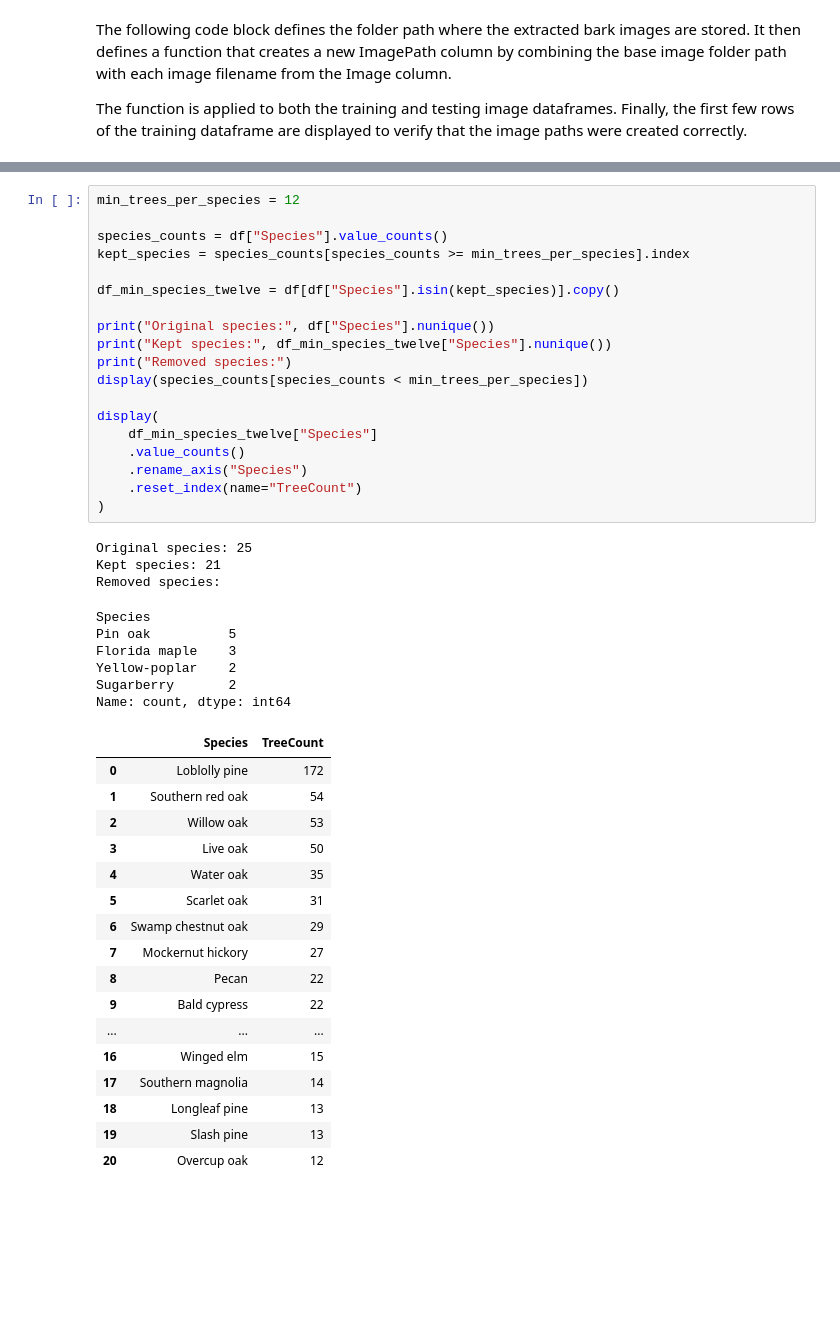
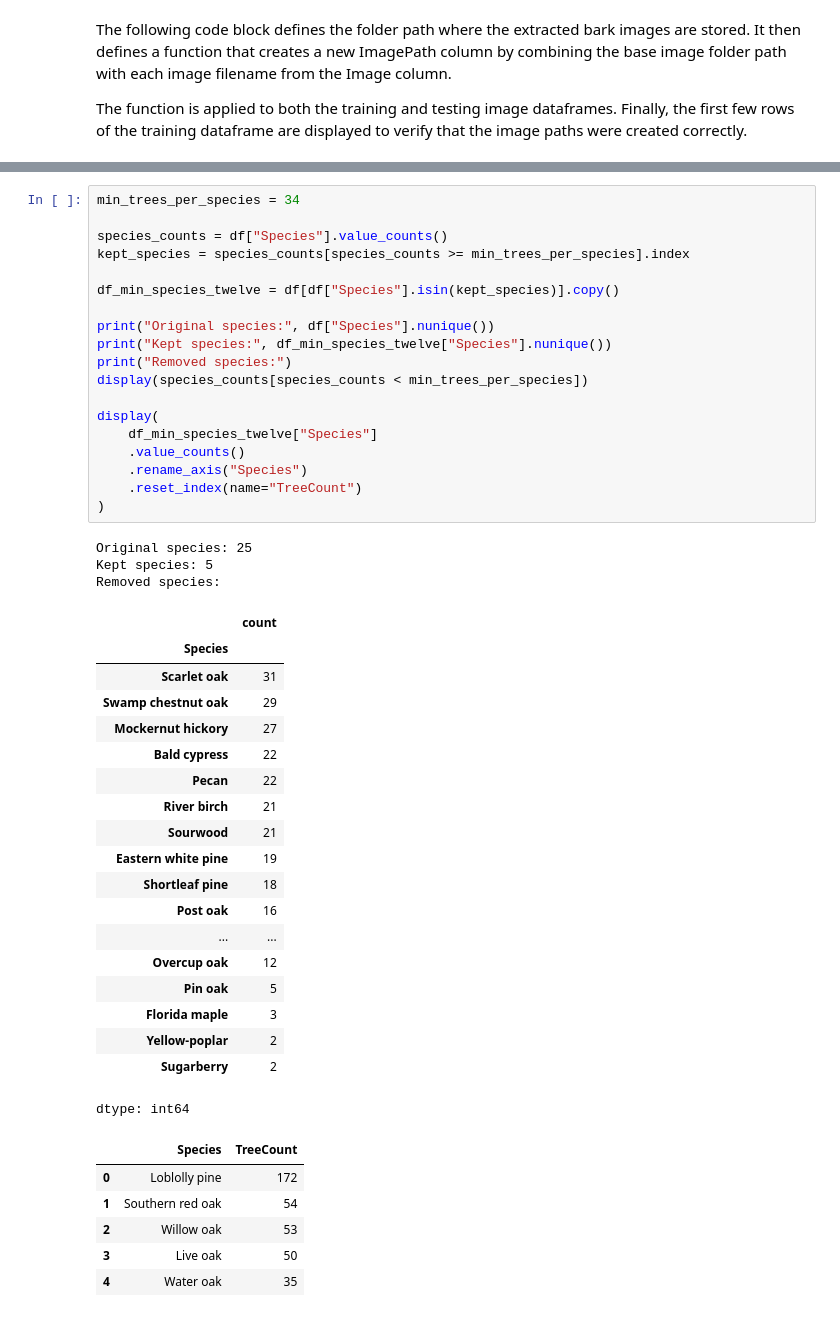
Before and after one commit to JRockMcDoggington/Bark_Imagery, a Jupyter notebook: bark_notebook.ipynb, the cells around one changed output, grey strips where cells are left out. Saved outputs shown, nothing was run; the diff lists cells and outputs as text; blank space fills up the shorter version.

```diff
--- a/bark_notebook.ipynb
+++ b/bark_notebook.ipynb
@@ -614,51 +643,53 @@ class TrainTestBarkModel():
         smoke_results_df = pd.DataFrame(results)
         display(smoke_results_df)
 # %%
-min_trees_per_species = 12
+min_trees_per_species = 34
 
 species_counts = df["Species"].value_counts()
 kept_species = species_counts[species_counts >= min_trees_per_species].index
 
 df_min_species_twelve = df[df["Species"].isin(kept_species)].copy()
 
 print("Original species:", df["Species"].nunique())
 print("Kept species:", df_min_species_twelve["Species"].nunique())
 print("Removed species:")
 display(species_counts[species_counts < min_trees_per_species])
 
 display(
     df_min_species_twelve["Species"]
     .value_counts()
     .rename_axis("Species")
     .reset_index(name="TreeCount")
 )
 # %% [output]
 Original species: 25
-Kept species: 21
+Kept species: 5
 Removed species:
+|  | count |
+| Species |  |
+| Scarlet oak | 31 |
+| Swamp chestnut oak | 29 |
+| Mockernut hickory | 27 |
+| Bald cypress | 22 |
+| Pecan | 22 |
+| River birch | 21 |
+| Sourwood | 21 |
+| Eastern white pine | 19 |
+| Shortleaf pine | 18 |
+| Post oak | 16 |
+| ... | ... |
+| Overcup oak | 12 |
+| Pin oak | 5 |
+| Florida maple | 3 |
+| Yellow-poplar | 2 |
+| Sugarberry | 2 |
-Species
-Pin oak          5
-Florida maple    3
-Yellow-poplar    2
-Sugarberry       2
-Name: count, dtype: int64
+dtype: int64
-|  | Species | TreeCount |
-| 0 | Loblolly pine | 172 |
-| 1 | Southern red oak | 54 |
-| 2 | Willow oak | 53 |
-| 3 | Live oak | 50 |
-| 4 | Water oak | 35 |
-| 5 | Scarlet oak | 31 |
-| 6 | Swamp chestnut oak | 29 |
-| 7 | Mockernut hickory | 27 |
-| 8 | Pecan | 22 |
-| 9 | Bald cypress | 22 |
-| ... | ... | ... |
-| 16 | Winged elm | 15 |
-| 17 | Southern magnolia | 14 |
-| 18 | Longleaf pine | 13 |
-| 19 | Slash pine | 13 |
-| 20 | Overcup oak | 12 |
+|  | Species | TreeCount |
+| 0 | Loblolly pine | 172 |
+| 1 | Southern red oak | 54 |
+| 2 | Willow oak | 53 |
+| 3 | Live oak | 50 |
+| 4 | Water oak | 35 |
 # %%
 from torchvision.models import (
     # ResNet models
```
Also changed, not shown: parts of 5 cells of this notebook.
